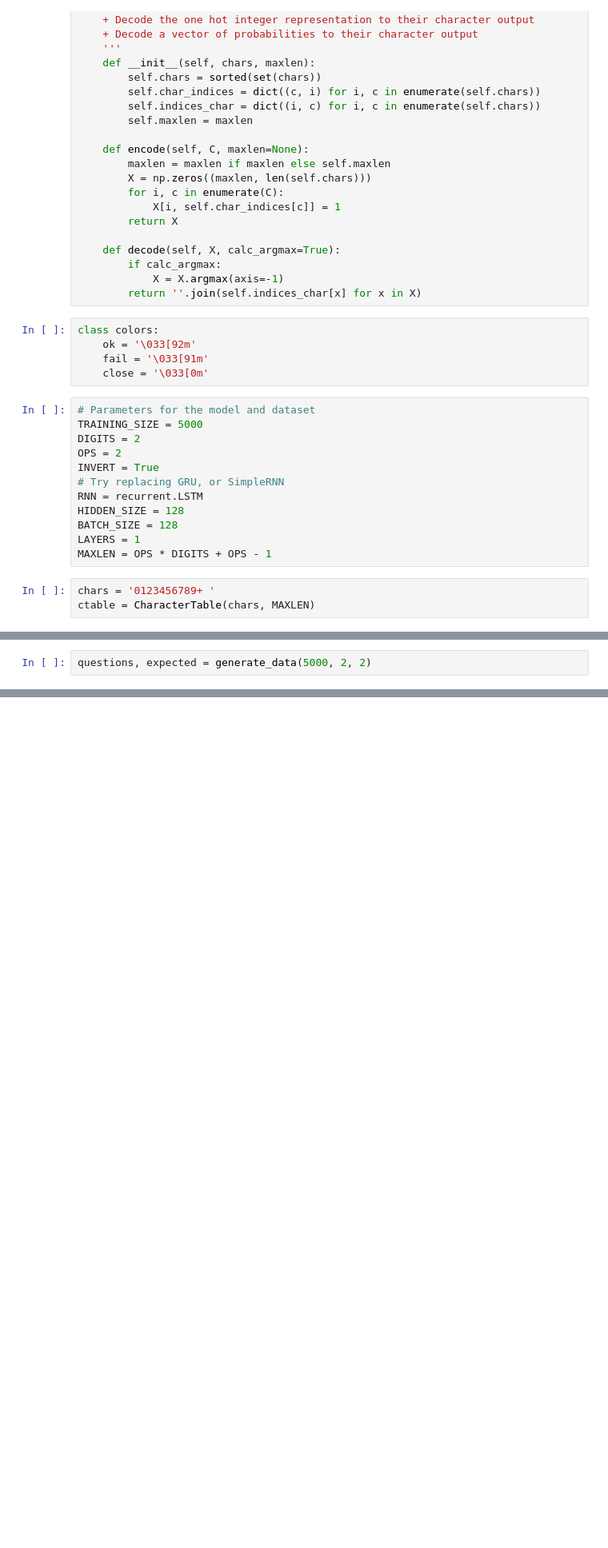
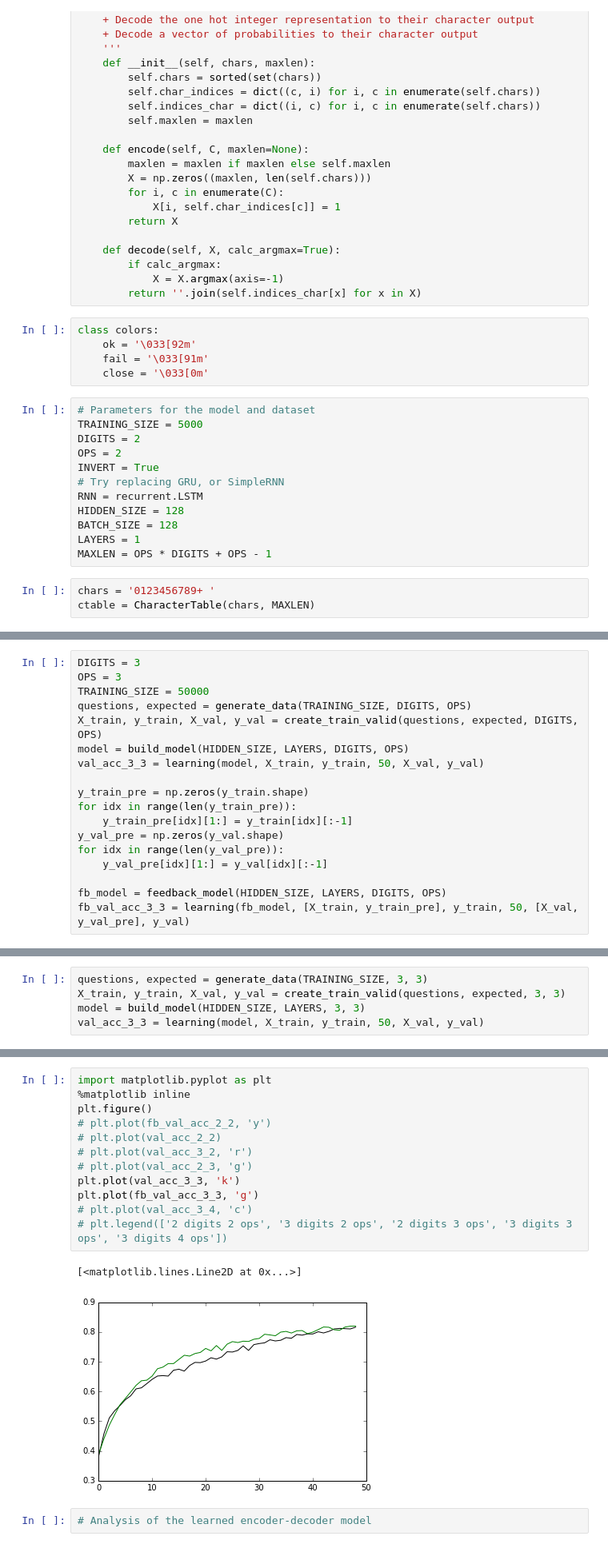
Before and after one commit to codingneo/DeepAttention, a Jupyter notebook: notebooks/addition_rnn_experiment.ipynb, the cells around one changed output, grey strips where cells are left out. Shown: that part at 80% size. Drawn from its saved outputs; the diff is of its cells as text; blank space fills up the shorter version.

Commit message:
Adding analysis

```diff
--- a/notebooks/addition_rnn_experiment.ipynb
+++ b/notebooks/addition_rnn_experiment.ipynb
@@ -116,3 +88 @@ Total addition questions: 5000
-# %%
-questions, expected = generate_data(5000, 2, 2)
 # %%
@@ -222,0 +246,18 @@ Current validation accuracy = 0.98
+# %%
+DIGITS = 3
+OPS = 3
+TRAINING_SIZE = 50000
+questions, expected = generate_data(TRAINING_SIZE, DIGITS, OPS)
+X_train, y_train, X_val, y_val = create_train_valid(questions, expected, DIGITS, OPS)
+model = build_model(HIDDEN_SIZE, LAYERS, DIGITS, OPS)
+val_acc_3_3 = learning(model, X_train, y_train, 50, X_val, y_val)
+
+y_train_pre = np.zeros(y_train.shape)
+for idx in range(len(y_train_pre)):
+    y_train_pre[idx][1:] = y_train[idx][:-1]
+y_val_pre = np.zeros(y_val.shape)
+for idx in range(len(y_val_pre)):
+    y_val_pre[idx][1:] = y_val[idx][:-1]
+
+fb_model = feedback_model(HIDDEN_SIZE, LAYERS, DIGITS, OPS)
+fb_val_acc_3_3 = learning(fb_model, [X_train, y_train_pre], y_train, 50, [X_val, y_val_pre], y_val)
@@ -250,0 +352,5 @@ plt.plot(val_acc_array)
+# %%
+questions, expected = generate_data(TRAINING_SIZE, 3, 3)
+X_train, y_train, X_val, y_val = create_train_valid(questions, expected, 3, 3)
+model = build_model(HIDDEN_SIZE, LAYERS, 3, 3)
+val_acc_3_3 = learning(model, X_train, y_train, 50, X_val, y_val)
@@ -250,0 +398,17 @@ plt.plot(val_acc_array)
+# %%
+import matplotlib.pyplot as plt
+%matplotlib inline
+plt.figure()
+# plt.plot(fb_val_acc_2_2, 'y')
+# plt.plot(val_acc_2_2)
+# plt.plot(val_acc_3_2, 'r')
+# plt.plot(val_acc_2_3, 'g')
+plt.plot(val_acc_3_3, 'k')
+plt.plot(fb_val_acc_3_3, 'g')
+# plt.plot(val_acc_3_4, 'c')
+# plt.legend(['2 digits 2 ops', '3 digits 2 ops', '2 digits 3 ops', '3 digits 3 ops', '3 digits 4 ops'])
+# %% [output]
+[<matplotlib.lines.Line2D at 0x...>]
+[figure, added]
+# %%
+# Analysis of the learned encoder-decoder model
```
Also changed, not shown: parts of 22 cells of this notebook, 1 other file.
